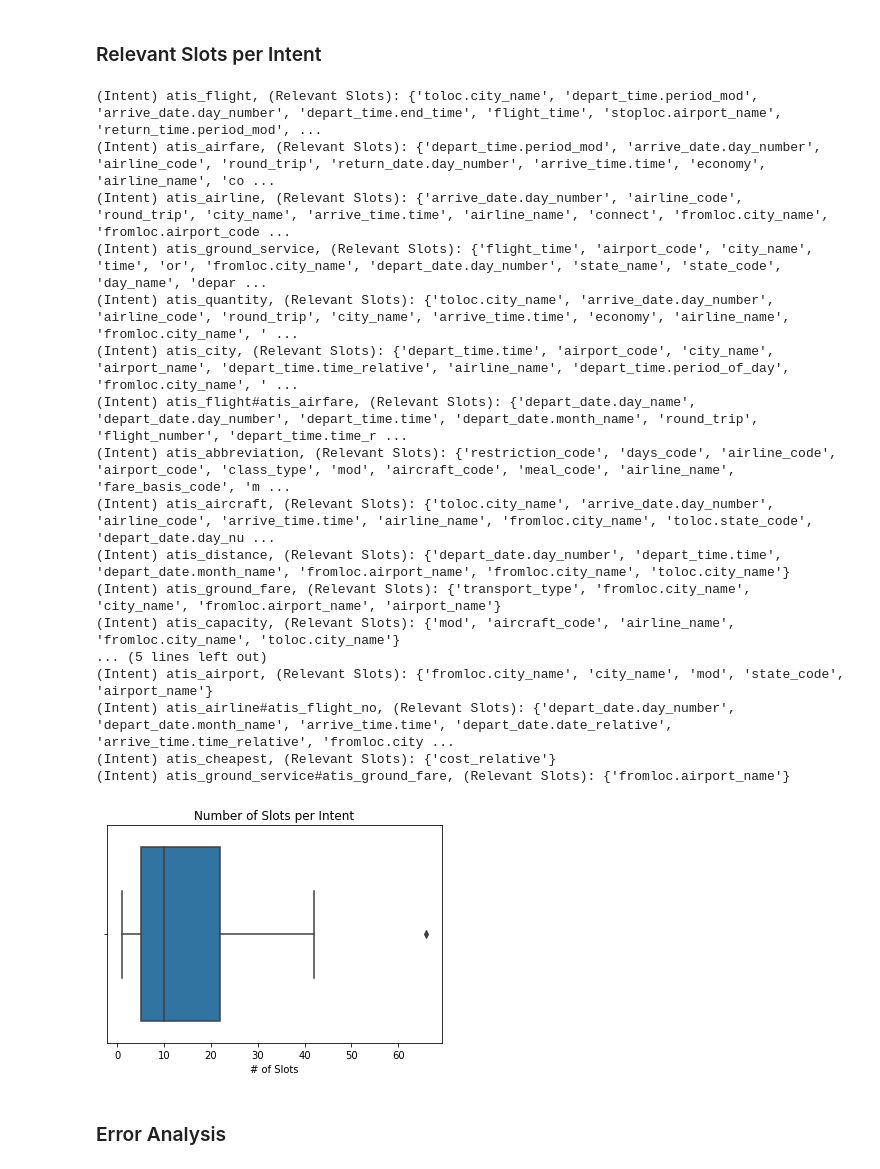
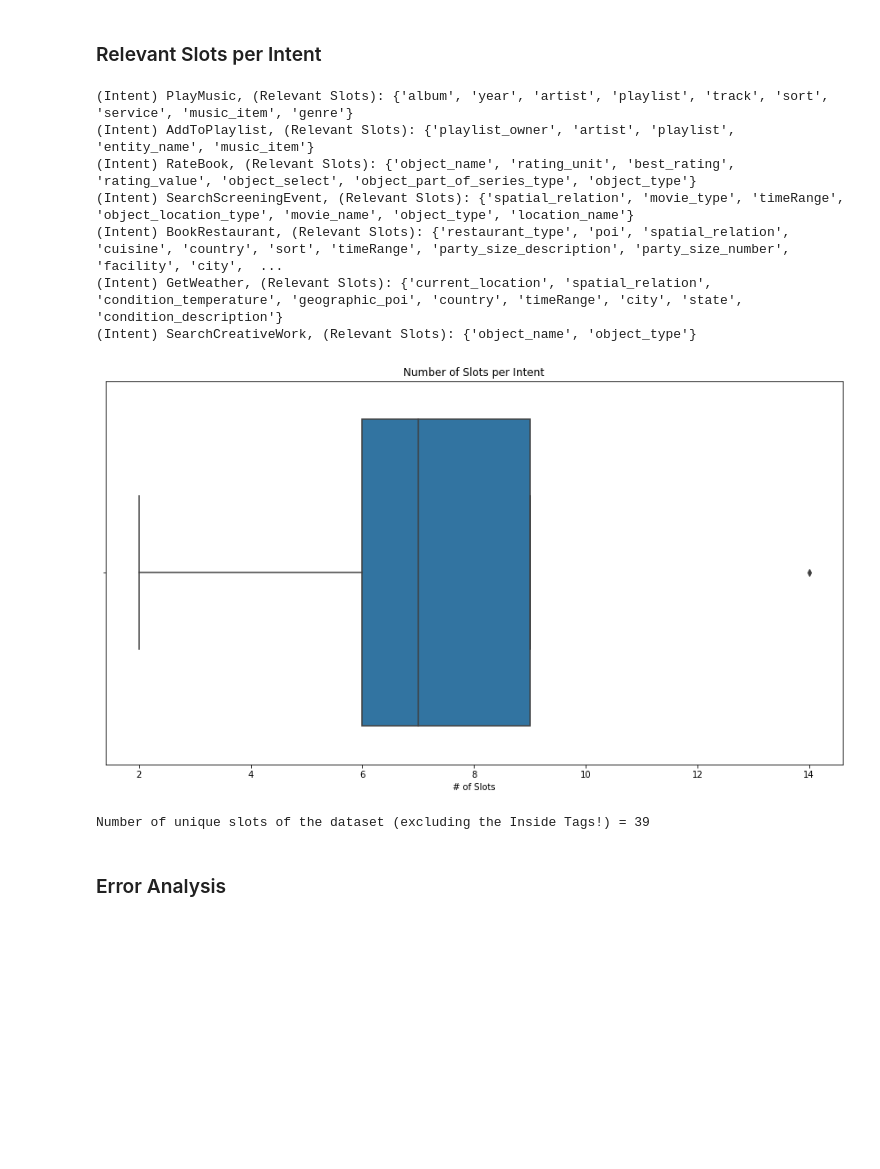
Before and after one commit to tassiasP/Intent_Recognition_and_Slot_Filling-using_BERT_and_Prompting, a Jupyter notebook: eda.ipynb, the cells around one changed output. Drawn from its saved outputs; the diff is of its cells as text; code cells hidden in the pictures; blank space fills up the shorter version.

```diff
--- a/eda.ipynb
+++ b/eda.ipynb
@@ -7,7 +7,7 @@ from collections import Counter, defaultdict
 from reader import Reader
 
 
-DATASET_NAME = 'atis' # change between 'atis' and 'snips'
+DATASET_NAME = 'snips' # change between 'atis' and 'snips'
 reader = Reader(dataset=DATASET_NAME)
 df = reader.construct_df_from_dataset(mode='train')
 df.head()
@@ -85,42 +87,43 @@ _ = chart.set_title("Number of Words per Slot")
 # %%
 intent_slots_mapping = defaultdict(set)
 _, slots, intents = reader.read_dataset(mode='train')
 assert len(slots) == len(intents)
 for tags, intent in zip(slots, intents):
     for tag in tags:
        if tag != 'O':
             intent_slots_mapping[intent].add(tag[2:])
 
 rel_slots = []
 for intent, slots in intent_slots_mapping.items():
     print(f"(Intent) {intent}, (Relevant Slots): {slots}")
     rel_slots.append([intent, len(slots)])
 
 print()
 intent_slots_mapping_df = pd.DataFrame(data=rel_slots, columns=['intent', 'n_slots'])
-intent_slots_mapping_df
+# intent_slots_mapping_df
+plt.figure(figsize=(15, 8))
+
 chart = sns.boxplot(x=intent_slots_mapping_df.n_slots)
 chart.set_xlabel("# of Slots")
 _ = chart.set_title("Number of Slots per Intent")
 # %% [output]
-(Intent) atis_flight, (Relevant Slots): {'toloc.city_name', 'depart_time.period_mod', 'arrive_date.day_number', 'depart_time.end_time', 'flight_time', 'stoploc.airport_name', 'return_time.period_mod', ...
-(Intent) atis_airfare, (Relevant Slots): {'depart_time.period_mod', 'arrive_date.day_number', 'airline_code', 'round_trip', 'return_date.day_number', 'arrive_time.time', 'economy', 'airline_name', 'co ...
-(Intent) atis_airline, (Relevant Slots): {'arrive_date.day_number', 'airline_code', 'round_trip', 'city_name', 'arrive_time.time', 'airline_name', 'connect', 'fromloc.city_name', 'fromloc.airport_code ...
-(Intent) atis_ground_service, (Relevant Slots): {'flight_time', 'airport_code', 'city_name', 'time', 'or', 'fromloc.city_name', 'depart_date.day_number', 'state_name', 'state_code', 'day_name', 'depar ...
-(Intent) atis_quantity, (Relevant Slots): {'toloc.city_name', 'arrive_date.day_number', 'airline_code', 'round_trip', 'city_name', 'arrive_time.time', 'economy', 'airline_name', 'fromloc.city_name', ' ...
-(Intent) atis_city, (Relevant Slots): {'depart_time.time', 'airport_code', 'city_name', 'airport_name', 'depart_time.time_relative', 'airline_name', 'depart_time.period_of_day', 'fromloc.city_name', ' ...
-(Intent) atis_flight#atis_airfare, (Relevant Slots): {'depart_date.day_name', 'depart_date.day_number', 'depart_time.time', 'depart_date.month_name', 'round_trip', 'flight_number', 'depart_time.time_r ...
-(Intent) atis_abbreviation, (Relevant Slots): {'restriction_code', 'days_code', 'airline_code', 'airport_code', 'class_type', 'mod', 'aircraft_code', 'meal_code', 'airline_name', 'fare_basis_code', 'm ...
-(Intent) atis_aircraft, (Relevant Slots): {'toloc.city_name', 'arrive_date.day_number', 'airline_code', 'arrive_time.time', 'airline_name', 'fromloc.city_name', 'toloc.state_code', 'depart_date.day_nu ...
-(Intent) atis_distance, (Relevant Slots): {'depart_date.day_number', 'depart_time.time', 'depart_date.month_name', 'fromloc.airport_name', 'fromloc.city_name', 'toloc.city_name'}
-(Intent) atis_ground_fare, (Relevant Slots): {'transport_type', 'fromloc.city_name', 'city_name', 'fromloc.airport_name', 'airport_name'}
-(Intent) atis_capacity, (Relevant Slots): {'mod', 'aircraft_code', 'airline_name', 'fromloc.city_name', 'toloc.city_name'}
-... (5 lines left out)
-(Intent) atis_airport, (Relevant Slots): {'fromloc.city_name', 'city_name', 'mod', 'state_code', 'airport_name'}
-(Intent) atis_airline#atis_flight_no, (Relevant Slots): {'depart_date.day_number', 'depart_date.month_name', 'arrive_time.time', 'depart_date.date_relative', 'arrive_time.time_relative', 'fromloc.city ...
-(Intent) atis_cheapest, (Relevant Slots): {'cost_relative'}
-(Intent) atis_ground_service#atis_ground_fare, (Relevant Slots): {'fromloc.airport_name'}
+(Intent) PlayMusic, (Relevant Slots): {'album', 'year', 'artist', 'playlist', 'track', 'sort', 'service', 'music_item', 'genre'}
+(Intent) AddToPlaylist, (Relevant Slots): {'playlist_owner', 'artist', 'playlist', 'entity_name', 'music_item'}
+(Intent) RateBook, (Relevant Slots): {'object_name', 'rating_unit', 'best_rating', 'rating_value', 'object_select', 'object_part_of_series_type', 'object_type'}
+(Intent) SearchScreeningEvent, (Relevant Slots): {'spatial_relation', 'movie_type', 'timeRange', 'object_location_type', 'movie_name', 'object_type', 'location_name'}
+(Intent) BookRestaurant, (Relevant Slots): {'restaurant_type', 'poi', 'spatial_relation', 'cuisine', 'country', 'sort', 'timeRange', 'party_size_description', 'party_size_number', 'facility', 'city',  ...
+(Intent) GetWeather, (Relevant Slots): {'current_location', 'spatial_relation', 'condition_temperature', 'geographic_poi', 'country', 'timeRange', 'city', 'state', 'condition_description'}
+(Intent) SearchCreativeWork, (Relevant Slots): {'object_name', 'object_type'}
-[figure, old version]
+[figure, new version]
+# %%
+slot_set = set()
+for slots in intent_slots_mapping.values():
+    for slot in slots:
+        slot_set.add(slot)
+
+print(f"Number of unique slots of the dataset (excluding the Inside Tags!) = {len(slot_set)}")
+# %% [output]
+Number of unique slots of the dataset (excluding the Inside Tags!) = 39
 # %% [markdown]
 ### Error Analysis
 # %%
```
Also changed, not shown: parts of 7 cells of this notebook.
